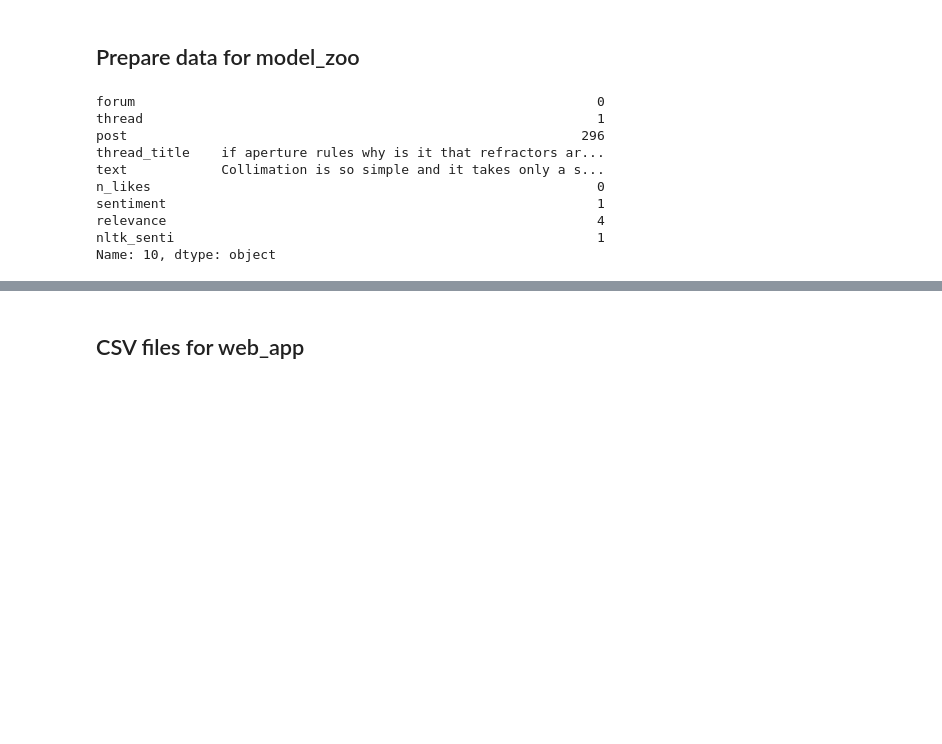
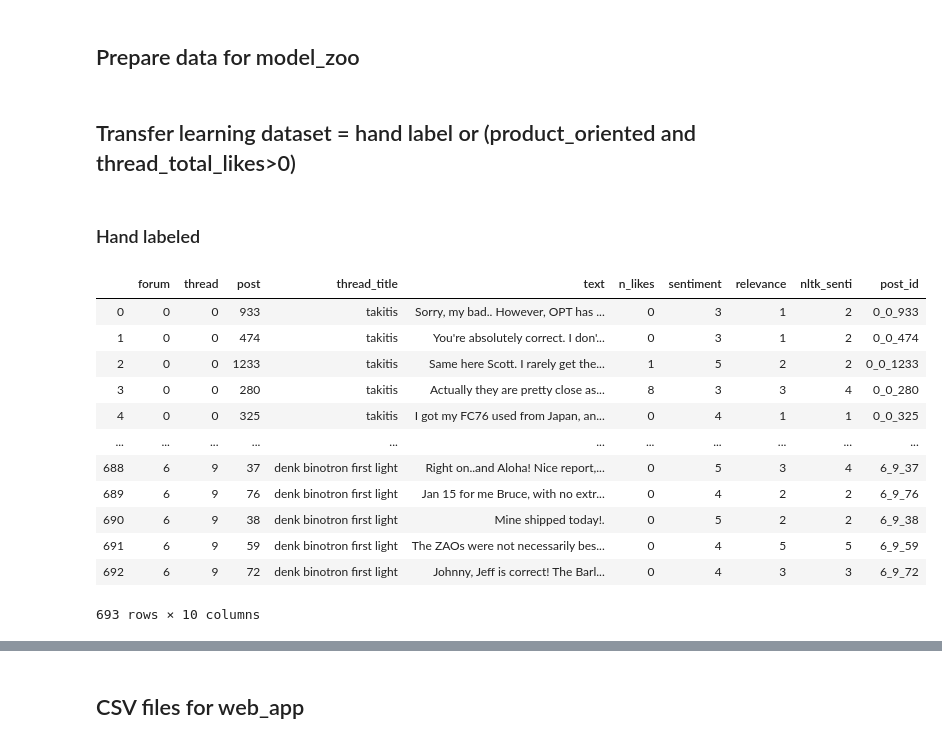
Before and after one commit to lidaliang/NLP_project, a Jupyter notebook: NLP_project.ipynb, the cells around one changed output, grey strips where cells are left out. Drawn from its saved outputs; the diff is of its cells as text; code cells hidden in the pictures; blank space fills up the shorter version.

```diff
--- a/NLP_project.ipynb
+++ b/NLP_project.ipynb
@@ -232,7 +233,8 @@ def n_likes(post):
         return count_likes(like_text)
 
 def extract_title_from_thread_url(a_url):
-    return a_url[a_url.index("-")+1:-1].replace("-"," ")
+    right_half = a_url[a_url.index("-")+1:-1].replace("-"," ")
+    return right_half[:re.search("/|$", right_half).start()]
 
 def emojis(post):
     '''Input: beautiful soup object class post_body'''
@@ -394,0 +456,33 @@ processing forum: 6
+# %%
+#Saving the results as a pandas dataframe
+data_df=pd.DataFrame(columns=['forum_name','thread_name','text', 'n_likes', 'n_images'])
+for forum_index in range(len(info_all_threads_all_forums)):
+    for thread_index in range(len(info_all_threads_all_forums[forum_index])):
+        df = pd.DataFrame(info_all_threads_all_forums[forum_index][thread_index],
+                          columns =['text', 'n_likes', 'n_images'])
+        thread_name = extract_title_from_thread_url(filtered_url_lists[forum_index][thread_index])
+        df['forum_name']=[extract_title_from_thread_url(forum_page_urls[forum_index])]*len(df)
+        df['thread_name']=[thread_name]*len(df)
+        df['thread_total_likes']=[int(np.sum(df['n_likes'].values))]*len(df)
+        df['product_oriented']=[not thread_name in none_product_oriented_threads]*len(df)
+        df['forum_index']=[forum_index]*len(df)
+        df['thread_index']=[thread_index]*len(df)
+        df['post_index']=np.arange(len(df))
+        df['post_id'] = [str(forum_index)+"_"+str(thread_index)+"_"+str(i) for i in range(len(df))]
+        df["sentiment"] = [-1]*len(df)
+        df["relevance"] = [-1]*len(df)
+        df["hand_labeled"] = [False]*len(df)
+        data_df = data_df.append(df)
+del df
+
+data_df = data_df.set_index('post_id')
+
+
+for index, row in data_df.iterrows():
+    q_res = data1_extra[data1_extra['post_id']==index]
+    if len(q_res)>0:
+        data_df.at[index, 'hand_labeled'] = True
+        data_df.at[index, 'sentiment'] = q_res.iloc[0]['sentiment']
+        data_df.at[index, 'relevance'] = q_res.iloc[0]['relevance']
+
+data_df.to_csv("data_df.csv")
@@ -921,0 +1043,2 @@ nltk has sentiment loss: 0.9812409812409812 benchmark has sentiment loss: 0.8744
+# %% [markdown]
+## Transfer learning dataset = hand label or (product_oriented and thread_total_likes>0)
@@ -922,3 +1051,5 @@ nltk has sentiment loss: 0.9812409812409812 benchmark has sentiment loss: 0.8744
+# %% [markdown]
+### Hand labeled
 # %%
 post_index = []
 post_text=[]
@@ -933,15 +1064,18 @@ data1_extra.to_csv('data1_extra_model.csv', index = False, header = True)
 
 del data1_extra
 # %%
-data1_extra.iloc[10]
+data1_extra
 # %% [output]
+|  | forum | thread | post | thread_title | text | n_likes | sentiment | relevance | nltk_senti | post_id |
+| 0 | 0 | 0 | 933 | takitis | Sorry, my bad.. However, OPT has ... | 0 | 3 | 1 | 2 | 0_0_933 |
+| 1 | 0 | 0 | 474 | takitis | You're absolutely correct. I don'... | 0 | 3 | 1 | 2 | 0_0_474 |
+| 2 | 0 | 0 | 1233 | takitis | Same here Scott. I rarely get the... | 1 | 5 | 2 | 2 | 0_0_1233 |
+| 3 | 0 | 0 | 280 | takitis | Actually they are pretty close as... | 8 | 3 | 3 | 4 | 0_0_280 |
+| 4 | 0 | 0 | 325 | takitis | I got my FC76 used from Japan, an... | 0 | 4 | 1 | 1 | 0_0_325 |
+| ... | ... | ... | ... | ... | ... | ... | ... | ... | ... | ... |
+| 688 | 6 | 9 | 37 | denk binotron first light | Right on..and Aloha! Nice report,... | 0 | 5 | 3 | 4 | 6_9_37 |
+| 689 | 6 | 9 | 76 | denk binotron first light | Jan 15 for me Bruce, with no extr... | 0 | 4 | 2 | 2 | 6_9_76 |
+| 690 | 6 | 9 | 38 | denk binotron first light | Mine shipped today!. | 0 | 5 | 2 | 2 | 6_9_38 |
+| 691 | 6 | 9 | 59 | denk binotron first light | The ZAOs were not necessarily bes... | 0 | 4 | 5 | 5 | 6_9_59 |
+| 692 | 6 | 9 | 72 | denk binotron first light | Johnny, Jeff is correct! The Barl... | 0 | 4 | 3 | 3 | 6_9_72 |
-forum                                                           0
-thread                                                          1
-post                                                          296
-thread_title    if aperture rules why is it that refractors ar...
-text            Collimation is so simple and it takes only a s...
-n_likes                                                         0
-sentiment                                                       1
-relevance                                                       4
-nltk_senti                                                      1
-Name: 10, dtype: object
+693 rows × 10 columns
```
Also changed, not shown: parts of 26 cells of this notebook.
